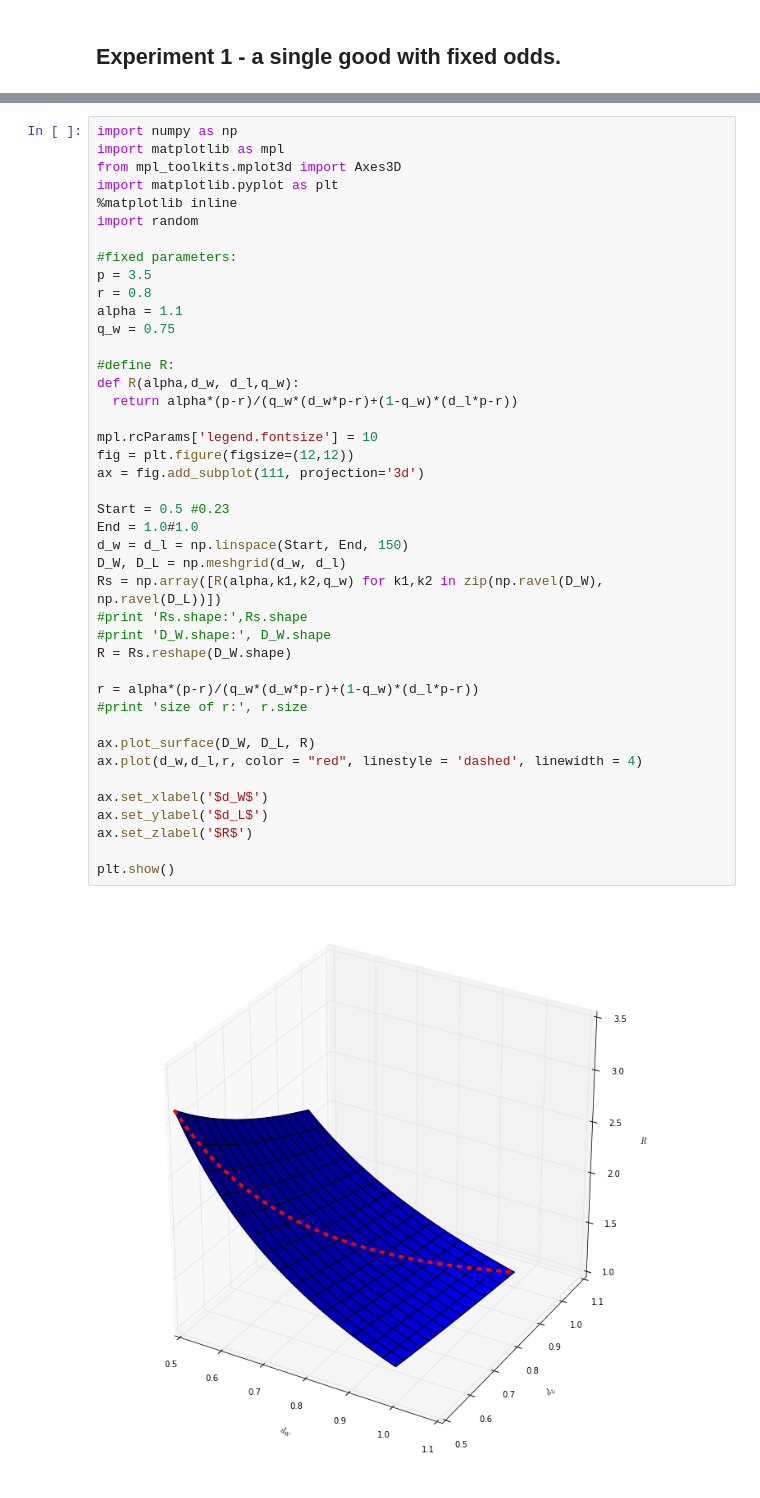
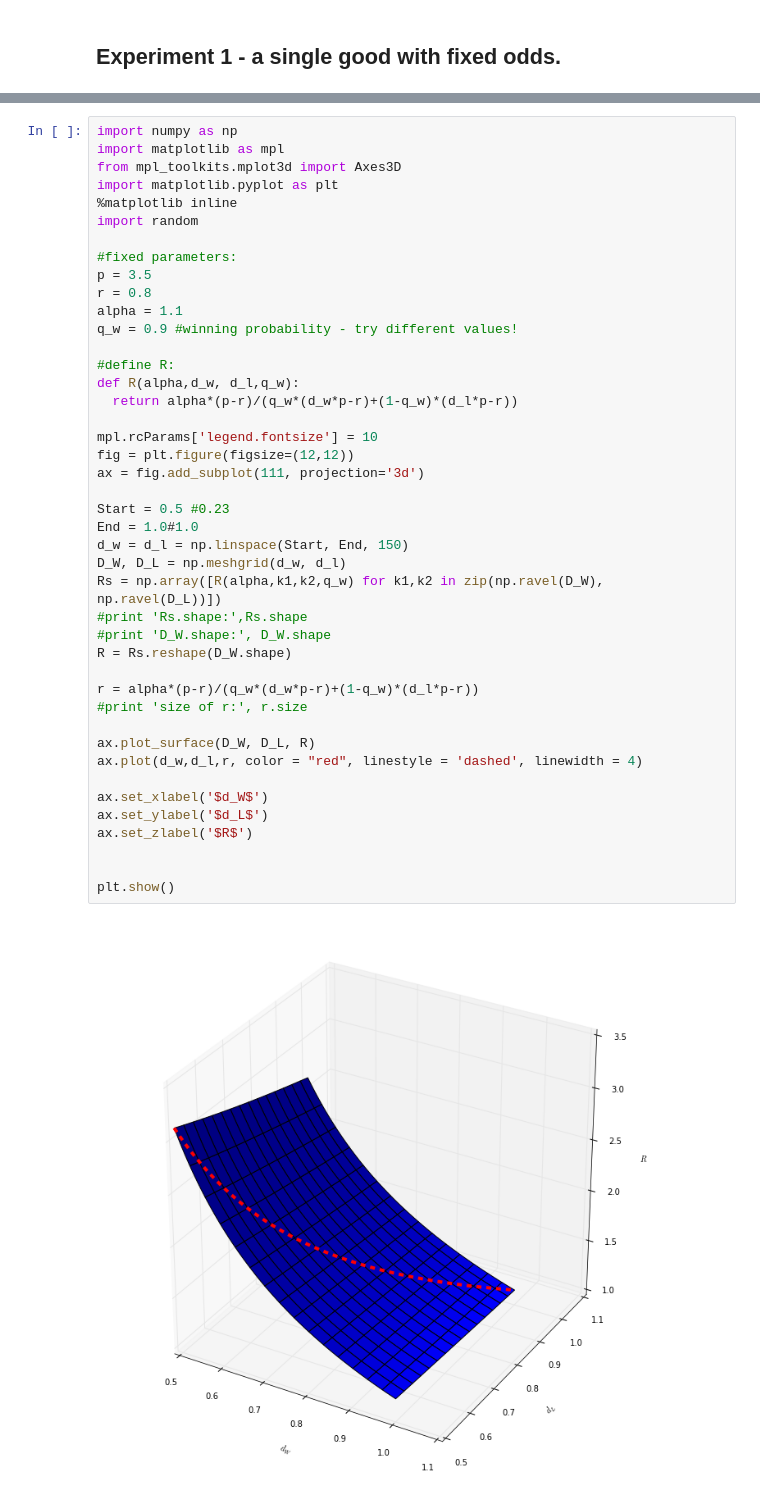
Before and after one commit to afcarl/VottoAlgoService, a Jupyter notebook: notebook/Gamblers' Vouchers.ipynb, the cells around one changed output, grey strips where cells are left out. Saved outputs shown, nothing was run; the diff lists cells and outputs as text.

```diff
--- a/notebook/Gamblers' Vouchers.ipynb
+++ b/notebook/Gamblers' Vouchers.ipynb
@@ -44,35 +48,36 @@ import random
 p = 3.5
 r = 0.8
 alpha = 1.1
-q_w = 0.75
+q_w = 0.9 #winning probability - try different values!
 
 #define R:
 def R(alpha,d_w, d_l,q_w):
   return alpha*(p-r)/(q_w*(d_w*p-r)+(1-q_w)*(d_l*p-r))
 
 mpl.rcParams['legend.fontsize'] = 10
 fig = plt.figure(figsize=(12,12))
 ax = fig.add_subplot(111, projection='3d')
 
 Start = 0.5 #0.23
 End = 1.0#1.0
 d_w = d_l = np.linspace(Start, End, 150)
 D_W, D_L = np.meshgrid(d_w, d_l)
 Rs = np.array([R(alpha,k1,k2,q_w) for k1,k2 in zip(np.ravel(D_W), np.ravel(D_L))])
 #print 'Rs.shape:',Rs.shape
 #print 'D_W.shape:', D_W.shape
 R = Rs.reshape(D_W.shape)
 
 r = alpha*(p-r)/(q_w*(d_w*p-r)+(1-q_w)*(d_l*p-r))
 #print 'size of r:', r.size
 
 ax.plot_surface(D_W, D_L, R)
 ax.plot(d_w,d_l,r, color = "red", linestyle = 'dashed', linewidth = 4)
 
 ax.set_xlabel('$d_W$')
 ax.set_ylabel('$d_L$')
 ax.set_zlabel('$R$')
 
+
 plt.show()
 # %% [output]
-[figure, old version]
+[figure, new version]
```
Also changed, not shown: parts of 14 cells of this notebook.
